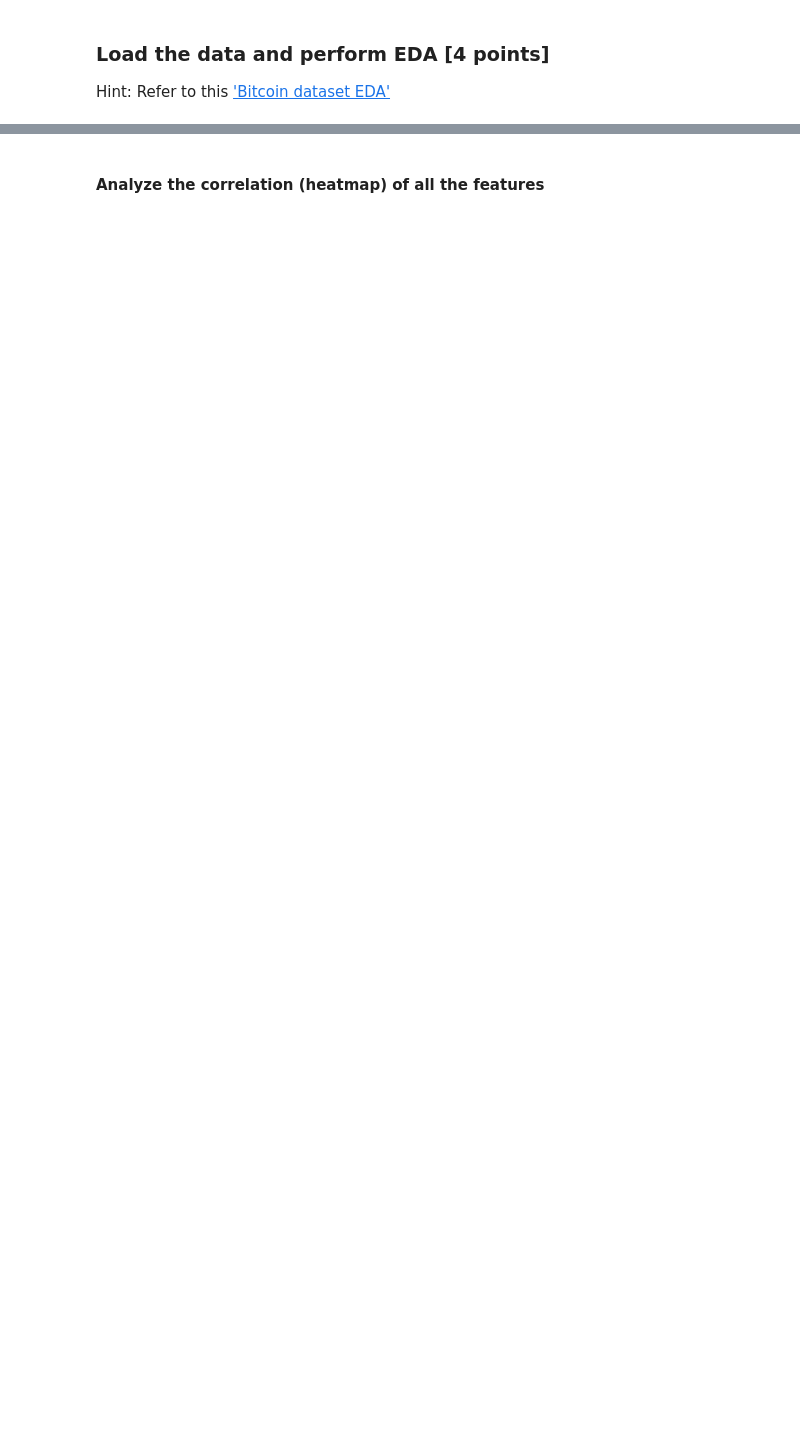
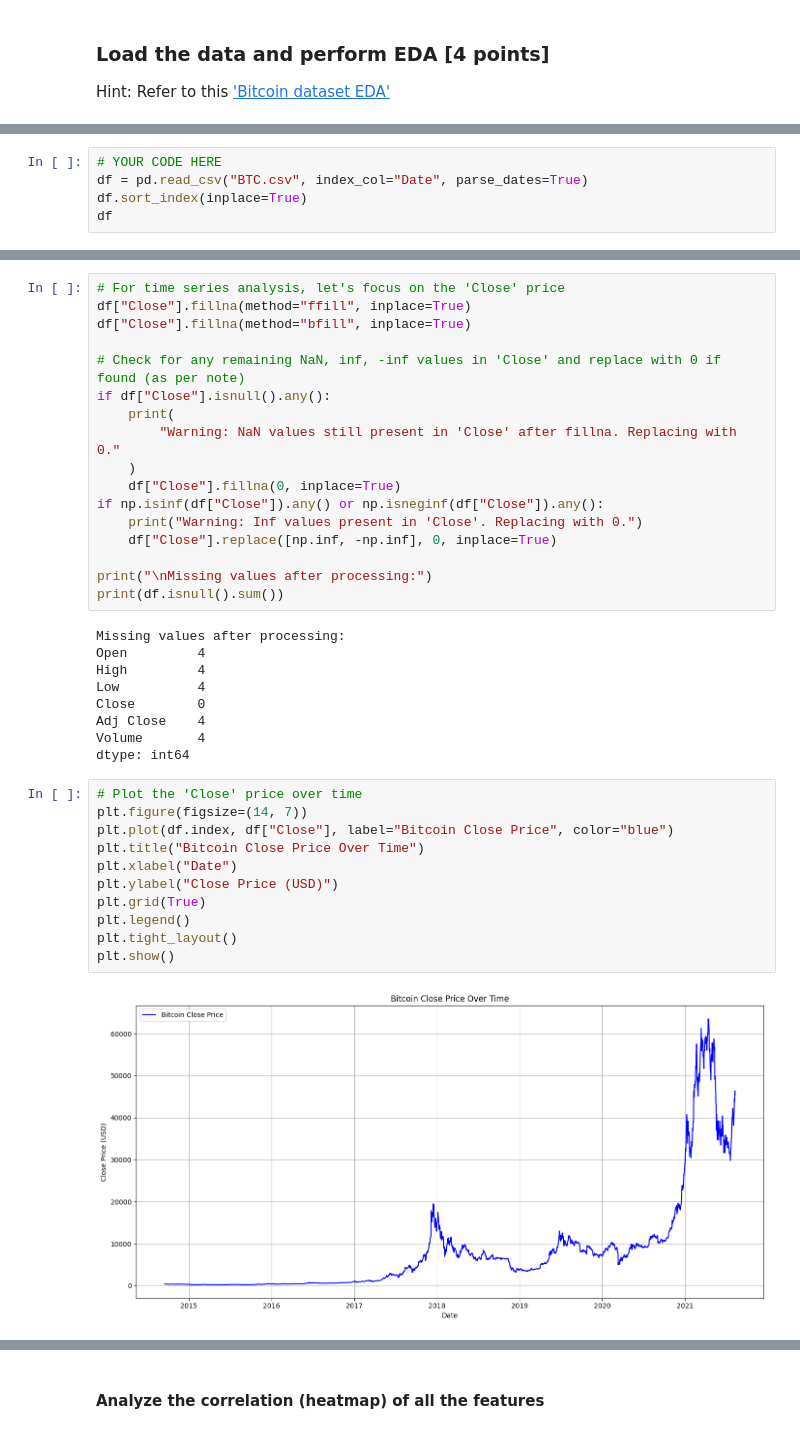
Before and after one commit to rajiv-ranjan/cds-mini-projects, a Jupyter notebook: m8/mp3/M8_NB_MiniProject_3_BitCoin_Forecasting_ARMA.ipynb, the cells around one changed output, grey strips where cells are left out. Saved outputs shown, nothing was run; the diff lists cells and outputs as text; blank space fills up the shorter version.

```diff
--- a/m8/mp3/M8_NB_MiniProject_3_BitCoin_Forecasting_ARMA.ipynb
+++ b/m8/mp3/M8_NB_MiniProject_3_BitCoin_Forecasting_ARMA.ipynb
@@ -79,0 +84,5 @@ Hint: Refer to this ['Bitcoin dataset EDA'](https://cdn.iisc.talentsprint.com/CD
+# %%
+# YOUR CODE HERE
+df = pd.read_csv("BTC.csv", index_col="Date", parse_dates=True)
+df.sort_index(inplace=True)
+df
@@ -79,0 +132,39 @@ Hint: Refer to this ['Bitcoin dataset EDA'](https://cdn.iisc.talentsprint.com/CD
+# %%
+# For time series analysis, let's focus on the 'Close' price
+df["Close"].fillna(method="ffill", inplace=True)
+df["Close"].fillna(method="bfill", inplace=True)
+
+# Check for any remaining NaN, inf, -inf values in 'Close' and replace with 0 if found (as per note)
+if df["Close"].isnull().any():
+    print(
+        "Warning: NaN values still present in 'Close' after fillna. Replacing with 0."
+    )
+    df["Close"].fillna(0, inplace=True)
+if np.isinf(df["Close"]).any() or np.isneginf(df["Close"]).any():
+    print("Warning: Inf values present in 'Close'. Replacing with 0.")
+    df["Close"].replace([np.inf, -np.inf], 0, inplace=True)
+
+print("\nMissing values after processing:")
+print(df.isnull().sum())
+# %% [output]
+Missing values after processing:
+Open         4
+High         4
+Low          4
+Close        0
+Adj Close    4
+Volume       4
+dtype: int64
+# %%
+# Plot the 'Close' price over time
+plt.figure(figsize=(14, 7))
+plt.plot(df.index, df["Close"], label="Bitcoin Close Price", color="blue")
+plt.title("Bitcoin Close Price Over Time")
+plt.xlabel("Date")
+plt.ylabel("Close Price (USD)")
+plt.grid(True)
+plt.legend()
+plt.tight_layout()
+plt.show()
+# %% [output]
+[figure, added]
```
Also changed, not shown: parts of 50 cells of this notebook, 2 other files.
